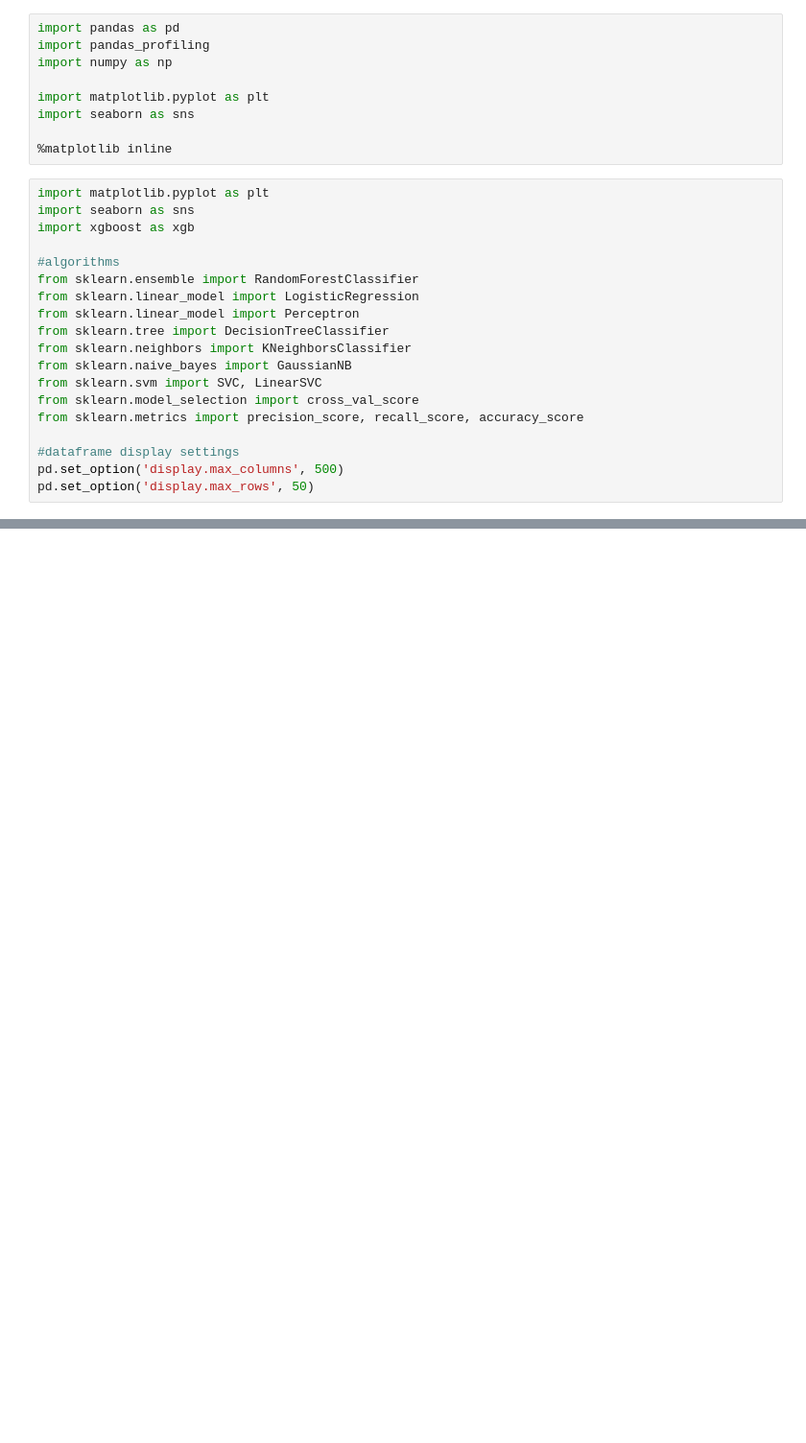
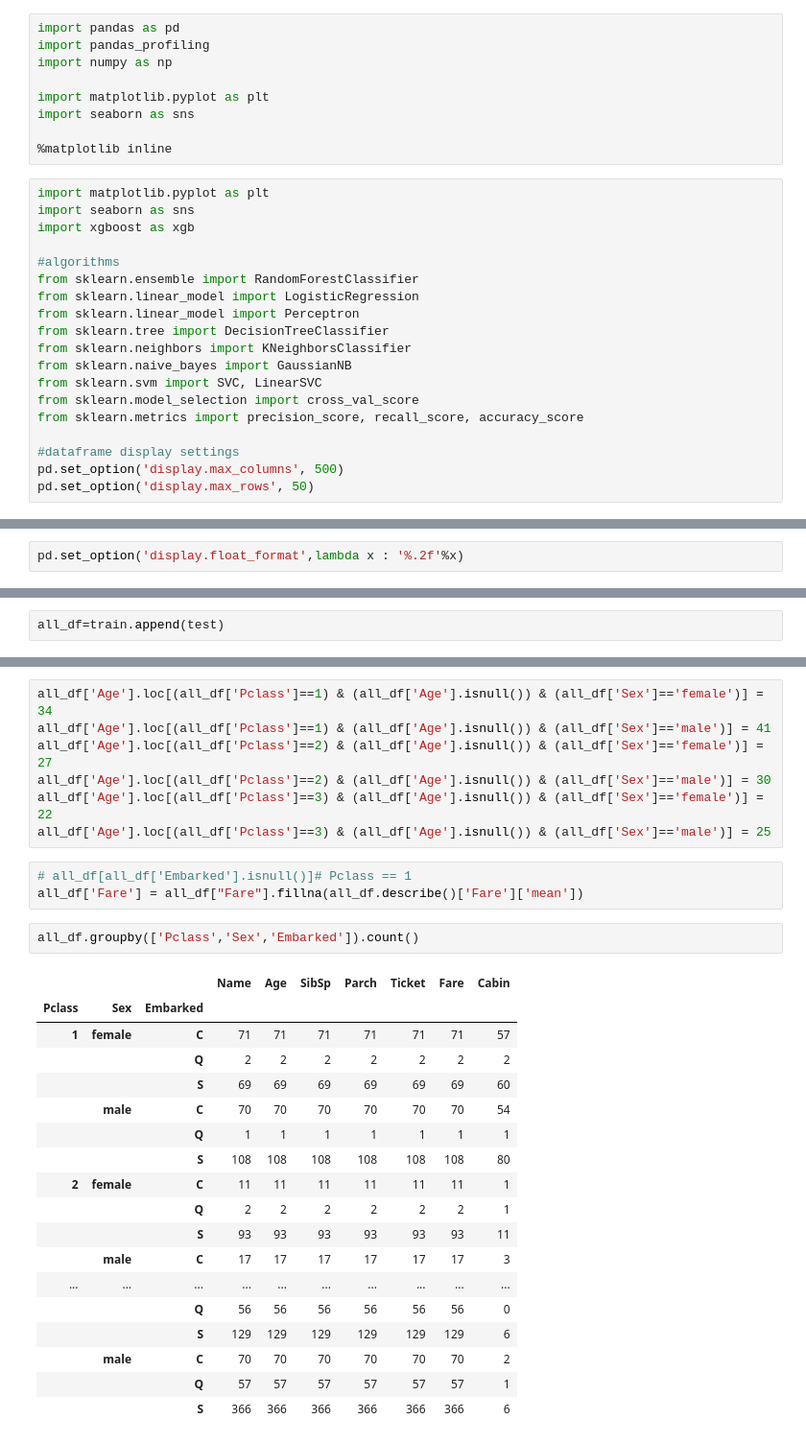
Before and after one commit to formroller/titanic, a Jupyter notebook: titanic.ipynb, the cells around one changed output, grey strips where cells are left out. Shown at 96% size. Saved outputs shown, nothing was run; the diff lists cells and outputs as text; blank space fills up the shorter version.

```diff
--- a/titanic.ipynb
+++ b/titanic.ipynb
@@ -159,0 +52,2 @@ Name: Pclass, dtype: int64
+# %%
+pd.set_option('display.float_format',lambda x : '%.2f'%x)
@@ -159,0 +82,2 @@ Name: Pclass, dtype: int64
+# %%
+all_df=train.append(test)
@@ -159,0 +96,31 @@ Name: Pclass, dtype: int64
+# %%
+all_df['Age'].loc[(all_df['Pclass']==1) & (all_df['Age'].isnull()) & (all_df['Sex']=='female')] = 34
+all_df['Age'].loc[(all_df['Pclass']==1) & (all_df['Age'].isnull()) & (all_df['Sex']=='male')] = 41
+all_df['Age'].loc[(all_df['Pclass']==2) & (all_df['Age'].isnull()) & (all_df['Sex']=='female')] = 27
+all_df['Age'].loc[(all_df['Pclass']==2) & (all_df['Age'].isnull()) & (all_df['Sex']=='male')] = 30
+all_df['Age'].loc[(all_df['Pclass']==3) & (all_df['Age'].isnull()) & (all_df['Sex']=='female')] = 22
+all_df['Age'].loc[(all_df['Pclass']==3) & (all_df['Age'].isnull()) & (all_df['Sex']=='male')] = 25
+# %%
+# all_df[all_df['Embarked'].isnull()]# Pclass == 1
+all_df['Fare'] = all_df["Fare"].fillna(all_df.describe()['Fare']['mean'])
+# %%
+all_df.groupby(['Pclass','Sex','Embarked']).count()
+# %% [output]
+|  |  |  | Name | Age | SibSp | Parch | Ticket | Fare | Cabin |
+| Pclass | Sex | Embarked |  |  |  |  |  |  |  |
+| 1 | female | C | 71 | 71 | 71 | 71 | 71 | 71 | 57 |
+|  |  | Q | 2 | 2 | 2 | 2 | 2 | 2 | 2 |
+|  |  | S | 69 | 69 | 69 | 69 | 69 | 69 | 60 |
+|  | male | C | 70 | 70 | 70 | 70 | 70 | 70 | 54 |
+|  |  | Q | 1 | 1 | 1 | 1 | 1 | 1 | 1 |
+|  |  | S | 108 | 108 | 108 | 108 | 108 | 108 | 80 |
+| 2 | female | C | 11 | 11 | 11 | 11 | 11 | 11 | 1 |
+|  |  | Q | 2 | 2 | 2 | 2 | 2 | 2 | 1 |
+|  |  | S | 93 | 93 | 93 | 93 | 93 | 93 | 11 |
+|  | male | C | 17 | 17 | 17 | 17 | 17 | 17 | 3 |
+| ... | ... | ... | ... | ... | ... | ... | ... | ... | ... |
+|  |  | Q | 56 | 56 | 56 | 56 | 56 | 56 | 0 |
+|  |  | S | 129 | 129 | 129 | 129 | 129 | 129 | 6 |
+|  | male | C | 70 | 70 | 70 | 70 | 70 | 70 | 2 |
+|  |  | Q | 57 | 57 | 57 | 57 | 57 | 57 | 1 |
+|  |  | S | 366 | 366 | 366 | 366 | 366 | 366 | 6 |
```
Also changed, not shown: parts of 57 cells of this notebook, 1 other file.
